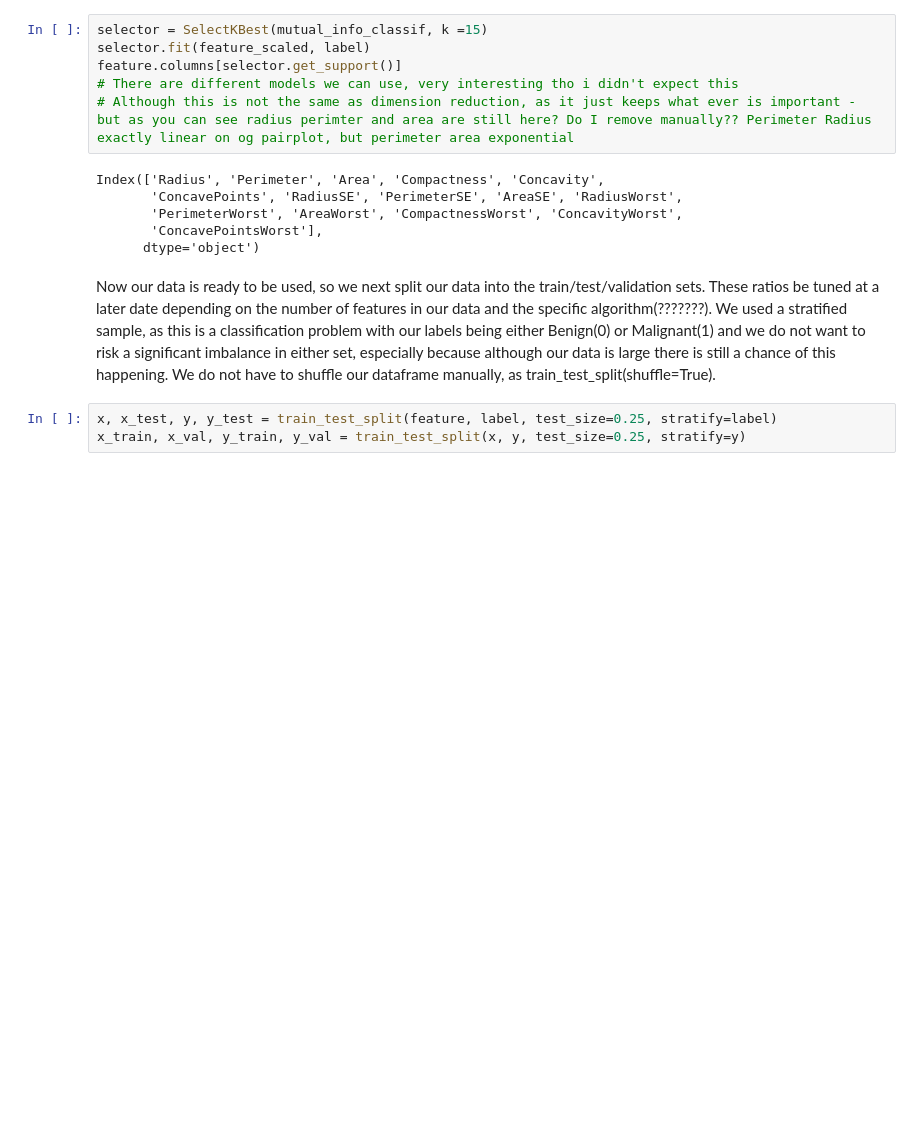
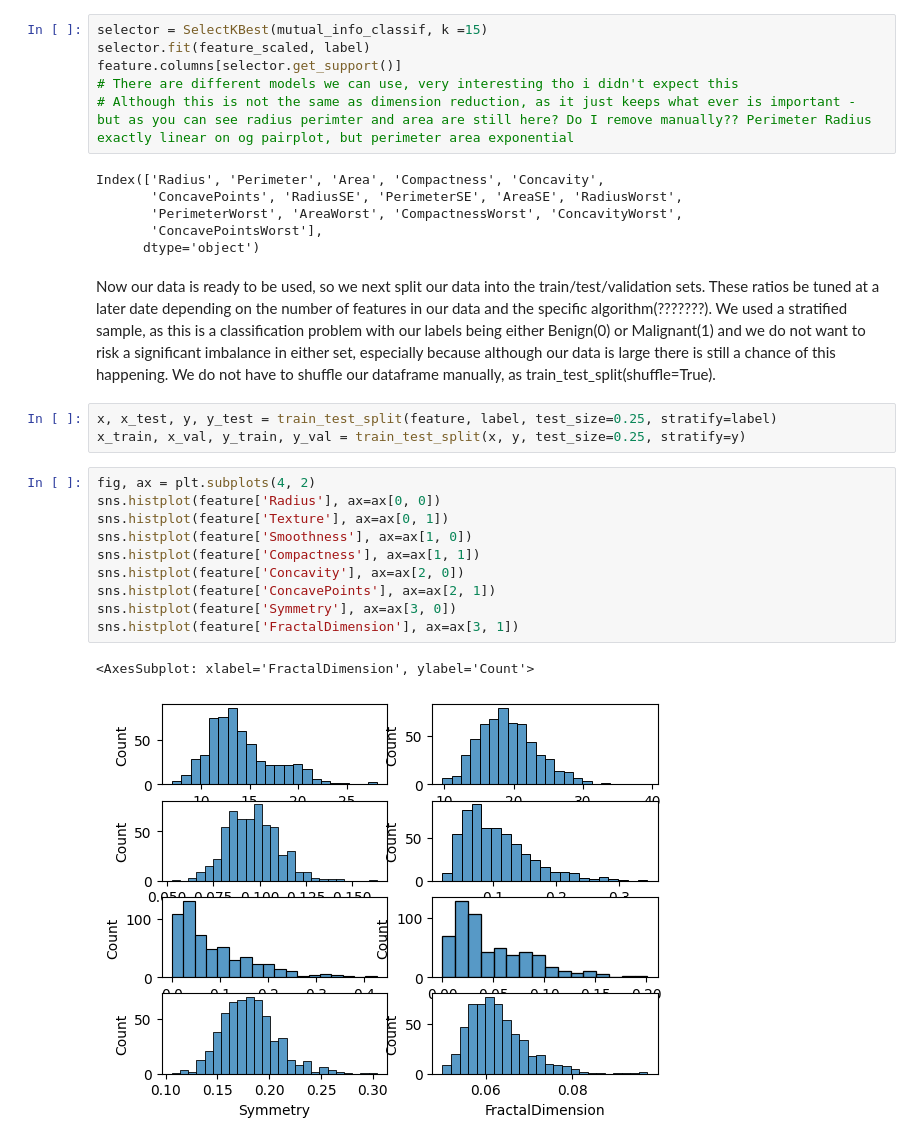
Before and after one commit to Berat03/ml_coursework, a Jupyter notebook: Data Exploration/Data_Load_Explore.ipynb, the cells around one changed output. Cells and saved outputs as stored; diff of their text form; blank space fills up the shorter version.

```diff
--- a/Data Exploration/Data_Load_Explore.ipynb
+++ b/Data Exploration/Data_Load_Explore.ipynb
@@ -213,3 +214,16 @@ Now our data is ready to be used, so we next split our data into the train/test/
 # %%
 x, x_test, y, y_test = train_test_split(feature, label, test_size=0.25, stratify=label)
 x_train, x_val, y_train, y_val = train_test_split(x, y, test_size=0.25, stratify=y)
+# %%
+fig, ax = plt.subplots(4, 2)
+sns.histplot(feature['Radius'], ax=ax[0, 0])
+sns.histplot(feature['Texture'], ax=ax[0, 1])
+sns.histplot(feature['Smoothness'], ax=ax[1, 0])
+sns.histplot(feature['Compactness'], ax=ax[1, 1])
+sns.histplot(feature['Concavity'], ax=ax[2, 0])
+sns.histplot(feature['ConcavePoints'], ax=ax[2, 1])
+sns.histplot(feature['Symmetry'], ax=ax[3, 0])
+sns.histplot(feature['FractalDimension'], ax=ax[3, 1])
+# %% [output]
+<AxesSubplot: xlabel='FractalDimension', ylabel='Count'>
+[figure, added]
```
Also changed, not shown: parts of 2 cells of this notebook.
